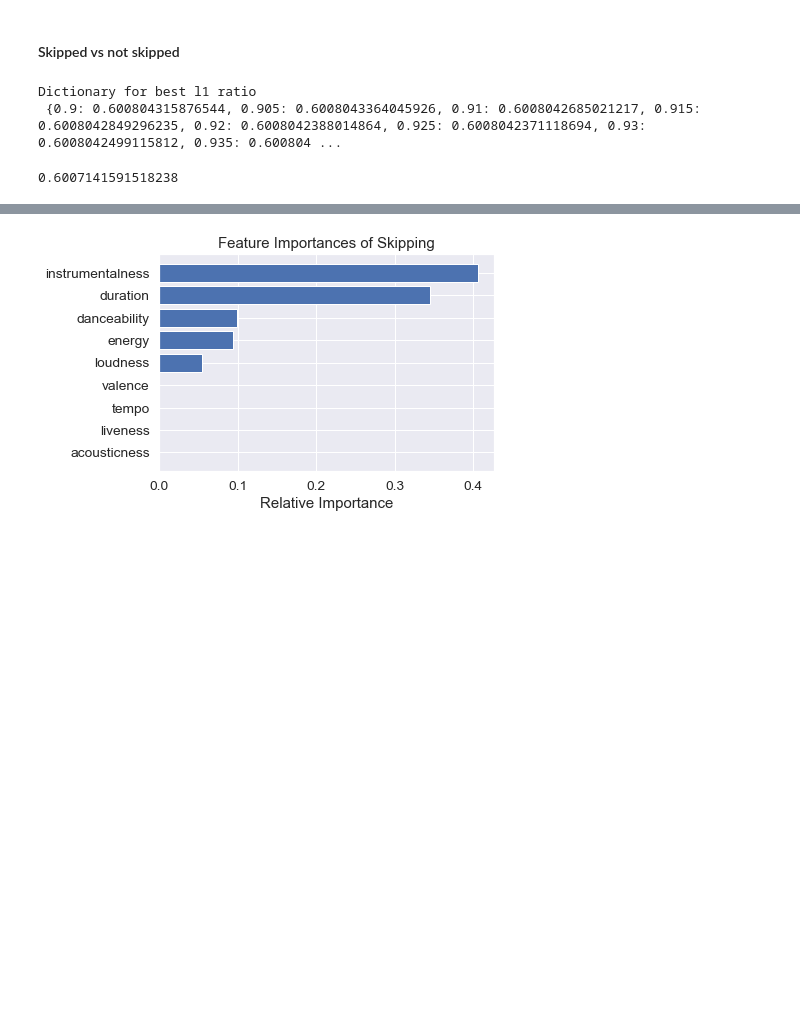
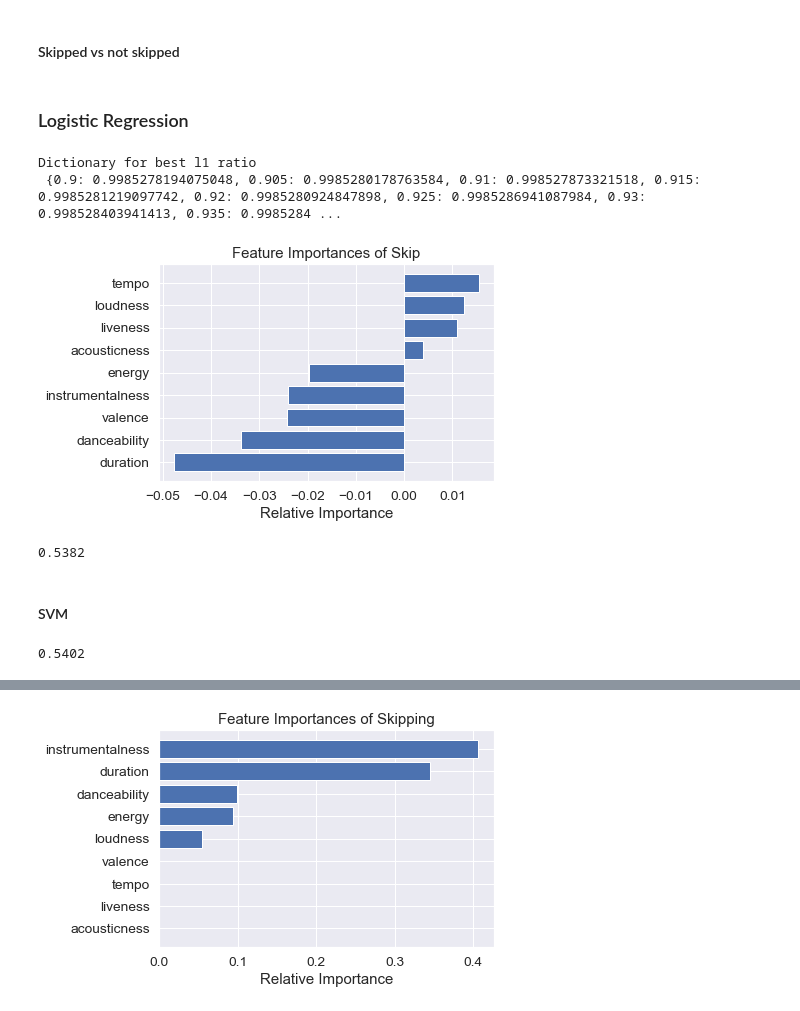
Before and after one commit to ishagupta36/Marketing-Models-Spotify, a Jupyter notebook: Simple Model.ipynb, the cells around one changed output, grey strips where cells are left out. Cells and saved outputs as stored; diff of their text form; code cells hidden in the pictures; blank space fills up the shorter version.

```diff
--- a/Simple Model.ipynb
+++ b/Simple Model.ipynb
@@ -842,6 +940,8 @@ x_train= scaler.transform(x_train)
 x_test= scaler.transform(x_test)
 
 x_train_p,x_valid,y_train_p,y_valid=train_test_split(x_train,y_train,test_size=0.25,random_state=40,shuffle=True)
+# %% [markdown]
+### Logistic Regression
 # %%
 ratios=np.arange(0.9,0.99,0.005)
 best_loss_dict=dict()
@@ -853,8 +953,32 @@ for ratio in ratios:
 # %%
 print('Dictionary for best l1 ratio\n',best_loss_dict) #Hence 0.945 is the best l1ratio
 logreg_1=LogisticRegression(multi_class='multinomial',solver='saga',penalty='elasticnet',l1_ratio=0.945).fit(x_train,y_train)
 log_loss(y_test,logreg_1.predict_proba(x_test))
+
+
+classes=['Skip']
+#fig = plt.figure()
+fig.subplots_adjust(hspace=0.4, wspace=0.4)
+#fig=plt.figure((1,3,i))
+
+features=df.columns[:-1]
+importance=logreg_2.coef_[0]
+indices=np.argsort(importance)
+
+plt.title(f'Feature Importances of {classes[0]}')
+#ax.subplot(1,3,j)
+plt.barh(range(len(indices)),importance[indices],align='center')
+plt.yticks(range(len(indices)), [features[i] for i in indices])
+plt.xlabel('Relative Importance')
+plt.show()
 # %% [output]
 Dictionary for best l1 ratio
- {0.9: 0.600804315876544, 0.905: 0.6008043364045926, 0.91: 0.6008042685021217, 0.915: 0.6008042849296235, 0.92: 0.6008042388014864, 0.925: 0.6008042371118694, 0.93: 0.6008042499115812, 0.935: 0.600804 ...
+ {0.9: 0.9985278194075048, 0.905: 0.9985280178763584, 0.91: 0.998527873321518, 0.915: 0.9985281219097742, 0.92: 0.9985280924847898, 0.925: 0.9985286941087984, 0.93: 0.998528403941413, 0.935: 0.9985284 ...
-0.6007141591518238
+[figure, added]
+# %%
+log_loss(y_test,logreg_1.predict_proba(x_test))
+logreg_1.score(x_test,y_test)
+# %% [output]
+0.5382
+# %% [markdown]
+#### SVM
@@ -861,3 +991,8 @@ Dictionary for best l1 ratio
+# %%
+log_loss(np.array(y_test),svc.predict_proba(x_test))
+svc.score(x_test,y_test)
+# %% [output]
+0.5402
 # %%
 from sklearn import tree
 
```
Also changed, not shown: parts of 50 cells of this notebook.
